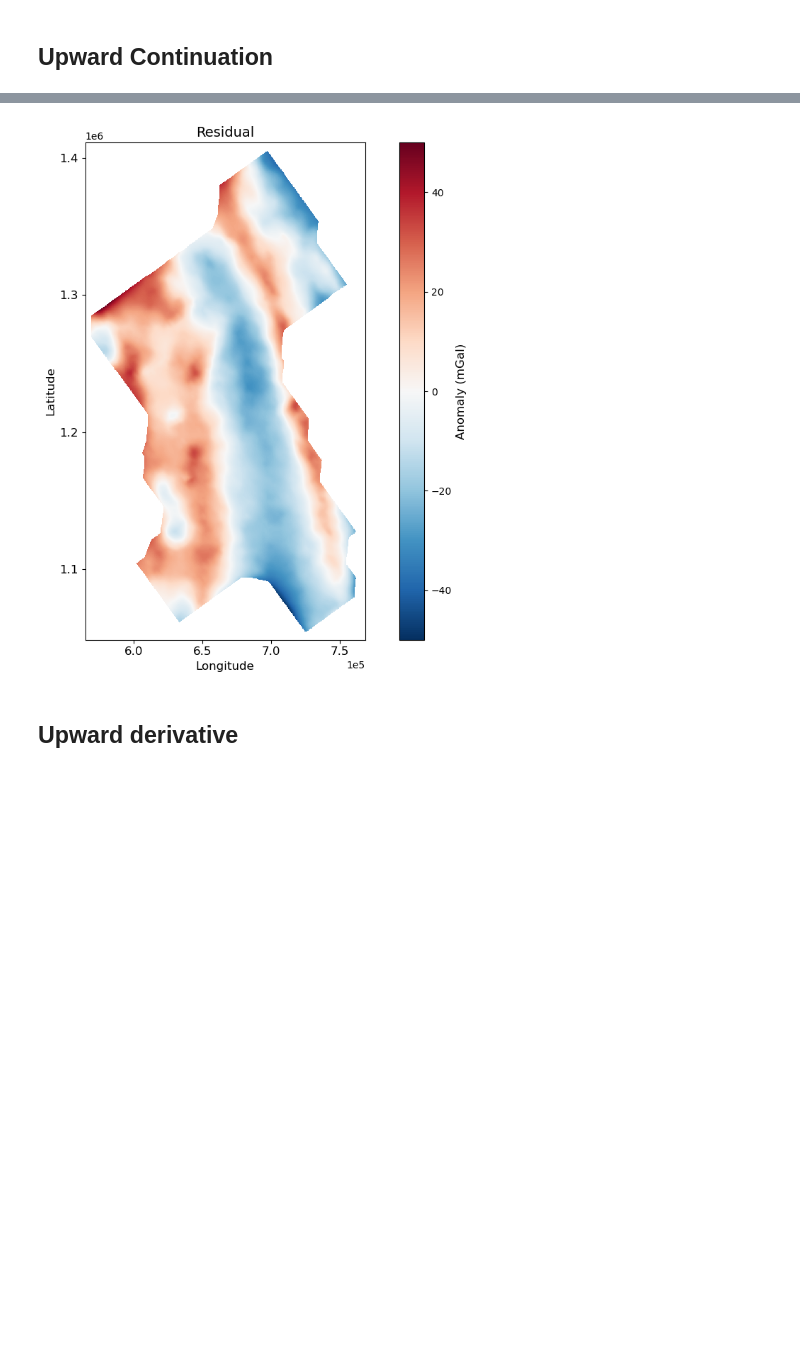
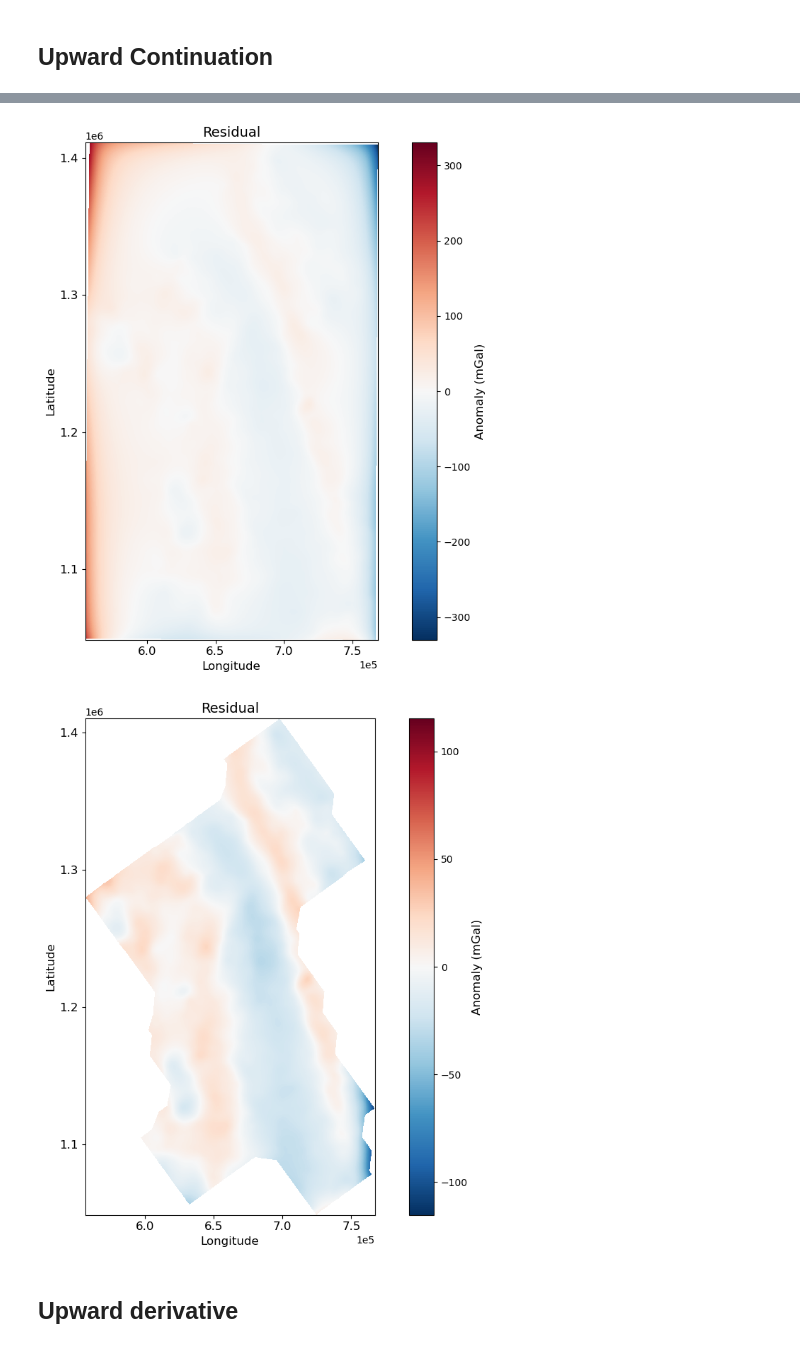
Before and after one commit to AppliedMechanics-EAFIT/lineament_detection, a Jupyter notebook: notebooks/enhancement/gravity_data.ipynb, the cells around one changed output, grey strips where cells are left out. Cells and saved outputs as stored; diff of their text form; code cells hidden in the pictures; blank space fills up the shorter version.

Commit message:
Update gravity_data.ipynb
Some geophysical attributes of gravity data interpolated by spline

```diff
--- a/notebooks/enhancement/gravity_data.ipynb
+++ b/notebooks/enhancement/gravity_data.ipynb
@@ -218,0 +190,4 @@ data_bog = data.rio.clip(
+# %%
+filename = os.path.join(output_dir, "raster", "gravity_anomaly.tif")
+data = rioxarray.open_rasterio(filename)
+data;
@@ -276,5 +214,5 @@ raster_plotting.plot_raster_data(data_bog_smoothed.x, data_bog_smoothed.y, data_
 # %%
-data_bog = data_bog_smoothed.sortby(['x', 'y'])
+data_bog = data_bog.sortby(['x', 'y'])
 # %%
 mask_nan = np.isnan(data_bog[0].values)
 
@@ -285,4 +223,13 @@ upwar_cont = hm.upward_continuation(data_temp, height_displacement=8000)
 
 upwar_cont.values[mask_nan] = np.nan
 upwar_cont;
+# %%
+gdf_mask_bog = gdf_mask.to_crs("EPSG:3116")
+upwar_cont_rio = upwar_cont.rio.write_crs("EPSG:3116")
+upwar_cont_rio = upwar_cont_rio.rio.set_spatial_dims(x_dim='x', y_dim='y')
+upwar_cont_masked = upwar_cont_rio.rio.clip(gdf_mask_bog.geometry,
+    gdf_mask_bog.crs,
+    drop=True,
+    invert=False
+)
 # %%
@@ -296,12 +245,18 @@ residual_grid_bog = vd.make_xarray_grid(
     data_names="residual_upward",
 )
 
-sigma = 20
-residual_smoothed = gaussian_filter(residual_grid_bog.residual_upward.values, sigma=sigma)
-residual_grid_bog["residual_upward"].values = residual_smoothed
+residual_grid_bog_rio = residual_grid_bog.rio.write_crs("EPSG:3116")
+residual_grid_bog_rio = residual_grid_bog_rio.rio.set_spatial_dims(x_dim='easting', y_dim='northing')
+residual_grid_bog_masked = residual_grid_bog_rio.rio.clip(gdf_mask_bog.geometry,
+    gdf_mask_bog.crs,
+    drop=True,
+    invert=False
+)
 # %%
-raster_plotting.plot_raster_data(residual_grid_bog.easting, residual_grid_bog.northing, residual_grid_bog.residual_upward.values, data_type='GA', title ='Residual', cmap='RdBu_r', sampling=10, vmax=50, vmin=-50)
+raster_plotting.plot_raster_data(residual_grid_bog.easting, residual_grid_bog.northing, residual_grid_bog.residual_upward.values, data_type='GA', title ='Residual', cmap='RdBu_r', sampling=1)
+raster_plotting.plot_raster_data(residual_grid_bog_masked.easting, residual_grid_bog_masked.northing, residual_grid_bog_masked.residual_upward.values, data_type='GA', title ='Residual', cmap='RdBu_r', sampling=1)
 # %% [output]
-[figure, old version]
+[figure, new version]
+[figure, added]
 # %% [markdown]
 ## Upward derivative
```
Also changed, not shown: parts of 30 cells of this notebook.
